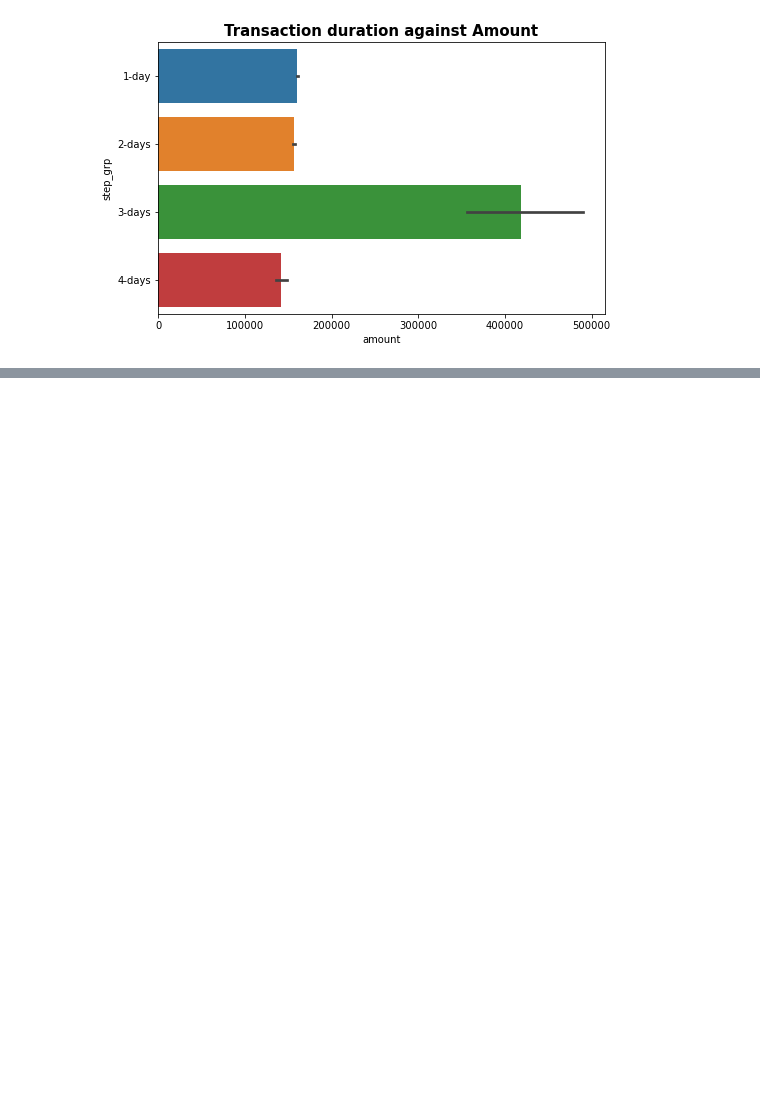
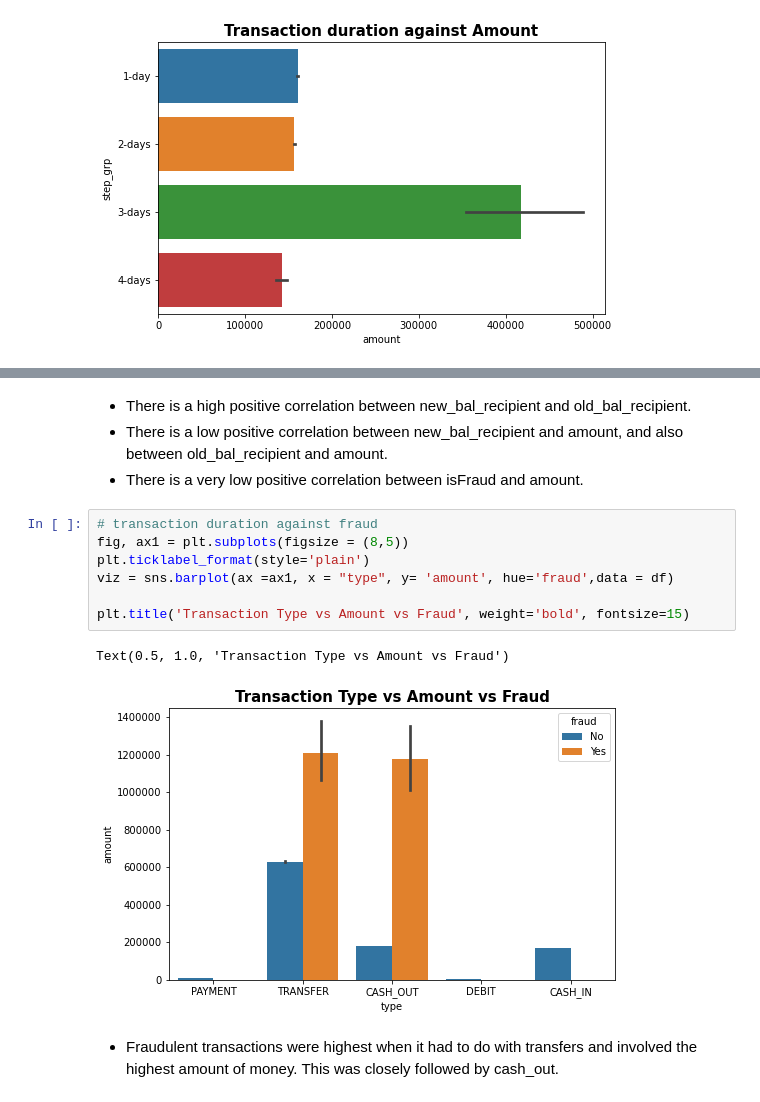
Before and after one commit to kooffreh-Essien/Online-Bank-Fraud-Detection, a Jupyter notebook: Blossom Bank Online Payment Fraud Detection.ipynb, the cells around one changed output, grey strips where cells are left out. Drawn from its saved outputs; the diff is of its cells as text; blank space fills up the shorter version.

```diff
--- a/Blossom Bank Online Payment Fraud Detection.ipynb
+++ b/Blossom Bank Online Payment Fraud Detection.ipynb
@@ -804,0 +471,16 @@ The model that should be deployed to production is **Random Forest model** as it
+# %% [markdown]
+- There is a high positive correlation between new_bal_recipient and old_bal_recipient.
+- There is a low positive correlation between new_bal_recipient and amount, and also between old_bal_recipient and amount.
+- There is a very low positive correlation between isFraud and amount.
+# %%
+# transaction duration against fraud
+fig, ax1 = plt.subplots(figsize = (8,5))
+plt.ticklabel_format(style='plain')
+viz = sns.barplot(ax =ax1, x = "type", y= 'amount', hue='fraud',data = df)
+
+plt.title('Transaction Type vs Amount vs Fraud', weight='bold', fontsize=15)
+# %% [output]
+Text(0.5, 1.0, 'Transaction Type vs Amount vs Fraud')
+[figure, added]
+# %% [markdown]
+- Fraudulent transactions were highest when it had to do with transfers and involved the highest amount of money. This was closely followed by cash_out.
```
Also changed, not shown: parts of 85 cells of this notebook, 1 other file.
